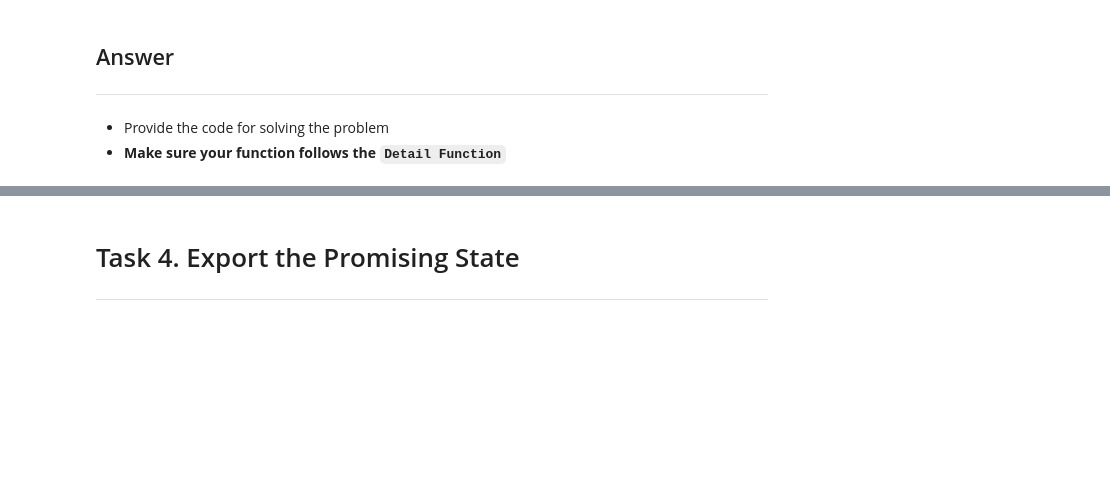
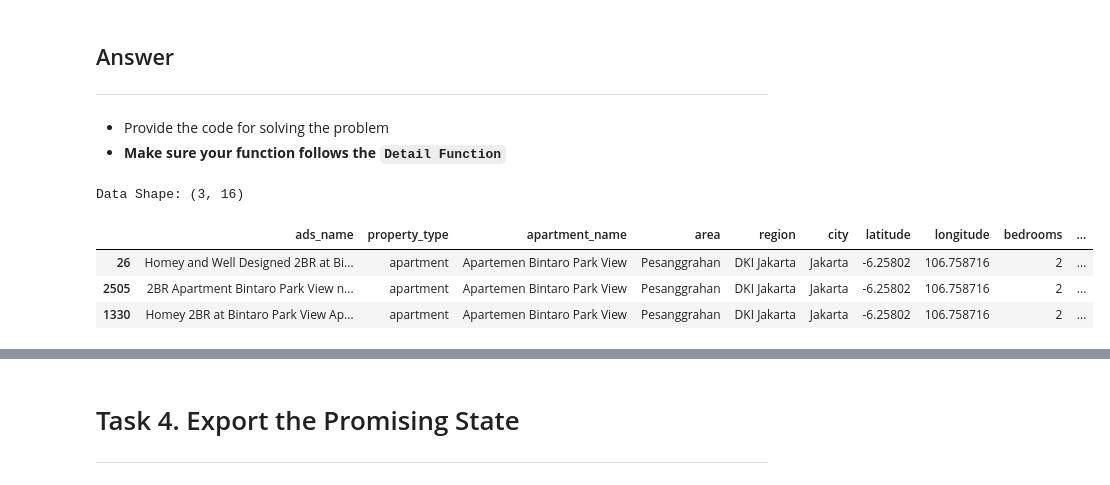
Before and after one commit to rbennum/data-wrangling-lesson, a Jupyter notebook: mentoring-week-6/Week_6_JPP_Data_Viz_&_Wrangling.ipynb, the cells around one changed output, grey strips where cells are left out. Cells and saved outputs as stored; diff of their text form; code cells hidden in the pictures; blank space fills up the shorter version.

```diff
--- a/mentoring-week-6/Week_6_JPP_Data_Viz_&_Wrangling.ipynb
+++ b/mentoring-week-6/Week_6_JPP_Data_Viz_&_Wrangling.ipynb
@@ -423,0 +467,34 @@ Data Shape: (6, 16)
+# %%
+user_config = {
+    'preferences': {
+        'property_type': None,
+        'size': 30.0,
+        'capacity': 2,
+        'is_furnished': 'Full Furnished',
+        'yearly_price': 50000000
+    },
+    'location': {
+        # Dekat Bintaro Plaza
+        'latitude': -6.2734,
+        'longitude': 106.7364
+    }
+}
+
+data_config = {
+    'path': 'travelio_dki_jakarta.csv'
+}
+
+# Run the function
+user_recommendation = get_user_recommendation(n = 3,
+                                              user_config = user_config,
+                                              data_config = data_config)
+
+# Validate
+print('Data Shape:', user_recommendation.shape)
+user_recommendation
+# %% [output]
+Data Shape: (3, 16)
+|  | ads_name | property_type | apartment_name | area | region | city | latitude | longitude | bedrooms | ... |
+| 26 | Homey and Well Designed 2BR at Bi... | apartment | Apartemen Bintaro Park View | Pesanggrahan | DKI Jakarta | Jakarta | -6.25802 | 106.758716 | 2 | ... |
+| 2505 | 2BR Apartment Bintaro Park View n... | apartment | Apartemen Bintaro Park View | Pesanggrahan | DKI Jakarta | Jakarta | -6.25802 | 106.758716 | 2 | ... |
+| 1330 | Homey 2BR at Bintaro Park View Ap... | apartment | Apartemen Bintaro Park View | Pesanggrahan | DKI Jakarta | Jakarta | -6.25802 | 106.758716 | 2 | ... |
```
Also changed, not shown: parts of 8 cells of this notebook.
